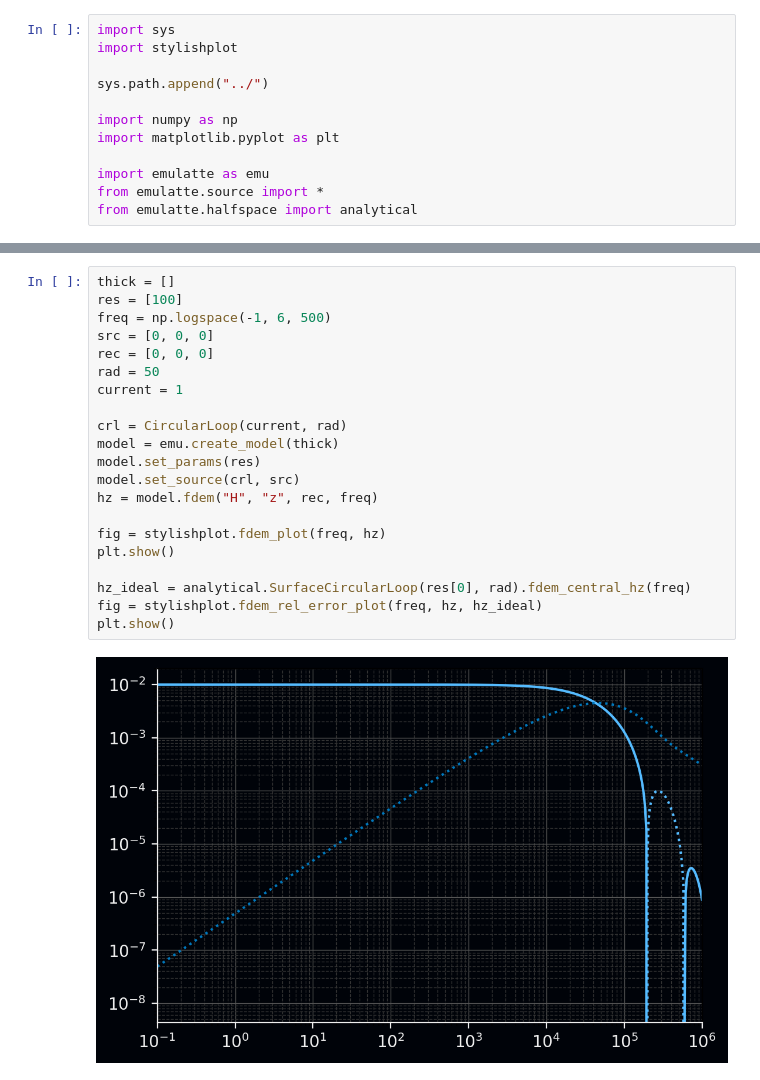
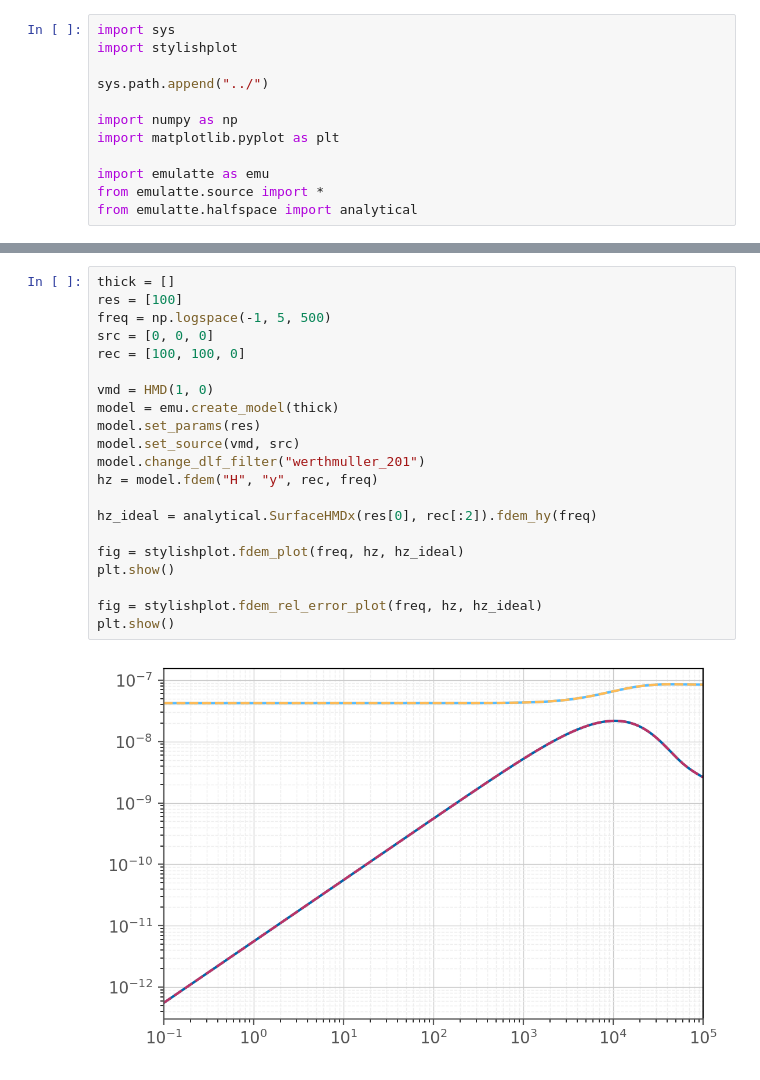
Before and after one commit to WasedaGeophysics/emulatte, a Jupyter notebook: example/playgrounds.ipynb, the cells around one changed output, grey strips where cells are left out. Drawn from its saved outputs; the diff is of its cells as text.

```diff
--- a/example/playgrounds.ipynb
+++ b/example/playgrounds.ipynb
@@ -35,23 +122,23 @@ plt.show()
 # %%
 thick = []
 res = [100]
-freq = np.logspace(-1, 6, 500)
+freq = np.logspace(-1, 5, 500)
 src = [0, 0, 0]
-rec = [0, 0, 0]
-rad = 50
-current = 1
+rec = [100, 100, 0]
 
-crl = CircularLoop(current, rad)
+vmd = HMD(1, 0)
 model = emu.create_model(thick)
 model.set_params(res)
-model.set_source(crl, src)
-hz = model.fdem("H", "z", rec, freq)
+model.set_source(vmd, src)
+model.change_dlf_filter("werthmuller_201")
+hz = model.fdem("H", "y", rec, freq)
 
-fig = stylishplot.fdem_plot(freq, hz)
+hz_ideal = analytical.SurfaceHMDx(res[0], rec[:2]).fdem_hy(freq)
+
+fig = stylishplot.fdem_plot(freq, hz, hz_ideal)
 plt.show()
 
-hz_ideal = analytical.SurfaceCircularLoop(res[0], rad).fdem_central_hz(freq)
 fig = stylishplot.fdem_rel_error_plot(freq, hz, hz_ideal)
 plt.show()
 # %% [output]
-[figure, old version]
+[figure, new version]
```
Also changed, not shown: parts of 18 cells of this notebook, 12 other files.
